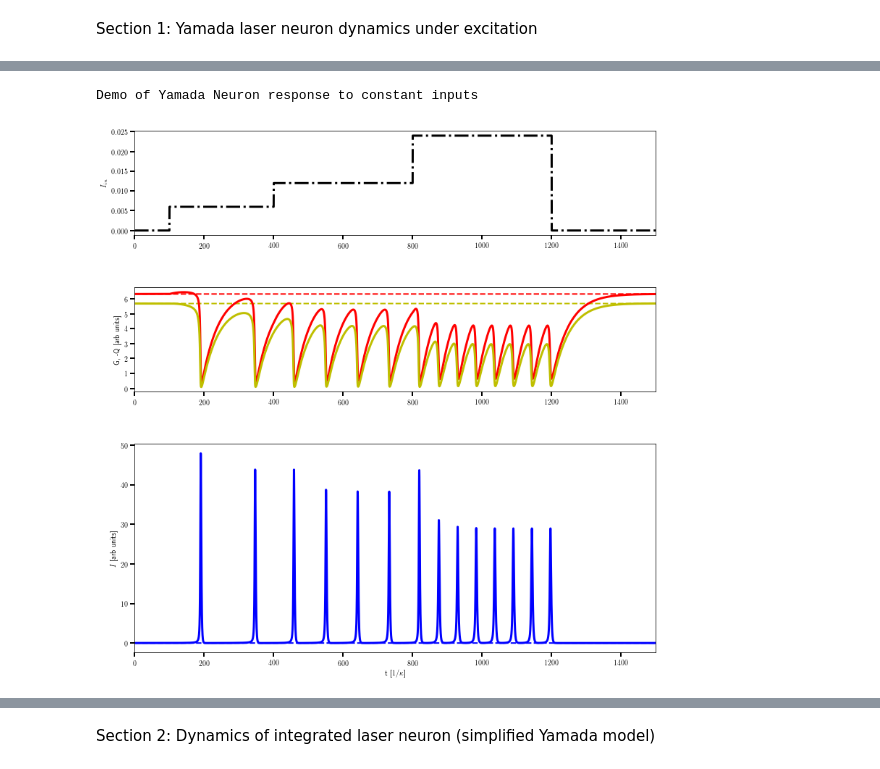
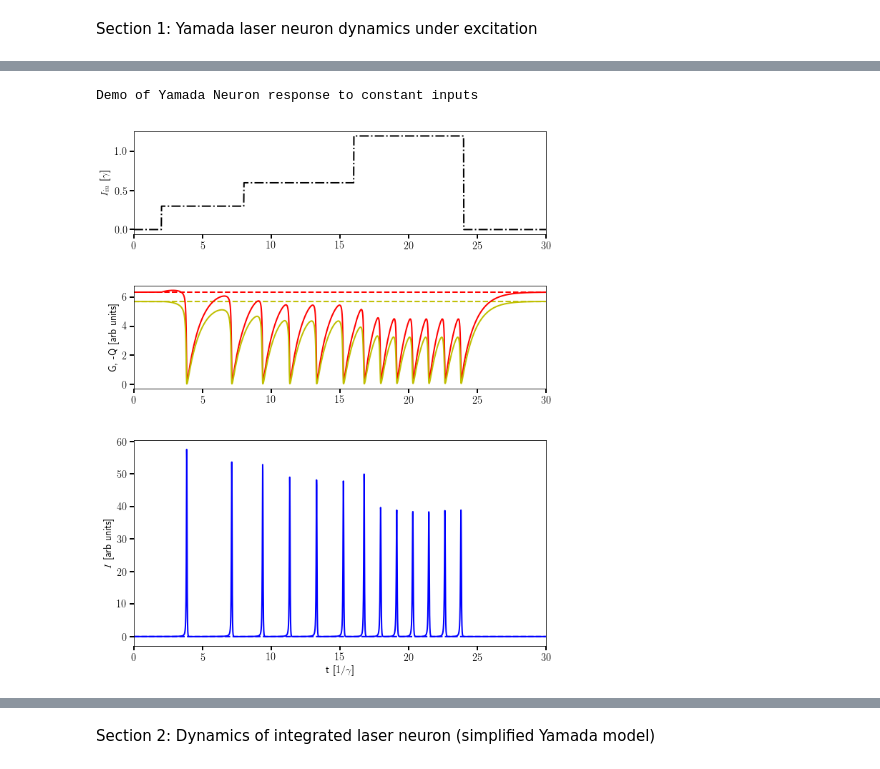
Before and after one commit to jabbate7/PhotonicNeuronSimulator, a Jupyter notebook: Neuron_plots.ipynb, the cells around one changed output, grey strips where cells are left out. Saved outputs shown, nothing was run; the diff lists cells and outputs as text; code cells hidden in the pictures.

```diff
--- a/Neuron_plots.ipynb
+++ b/Neuron_plots.ipynb
@@ -30,14 +29,14 @@ Section 1: Yamada laser neuron dynamics under excitation
 #Demo of spiking Yamada Neuron (version1)
 #only spikes for inputs with pulse area >threshold
 
-#Create Neuron, best to choose kappa=1 so gamma[kappa] and time[1/kappa]
-Y1mpars={"a": 2, "A": 6.5, "B":-6., "gamma1": 2e-2,
-         "gamma2": 2e-2, "kappa": 1, "beta": 1e-2 }
-
+#Create Neuron, best to choose gamma=1 so kappa[gamma] and time[1/gamma]
+Y1mpars={"a": 2, "A": 6.5, "B":-6., "gamma1": 1,
+         "gamma2": 1, "kappa": 50, "beta": 5e-1 }
 y1_steady_est=[Y1mpars['beta']/Y1mpars['kappa'],
                Y1mpars['A'],Y1mpars['B'] ]
 Y1params={"model" : "Yamada_1", "y0": y1_steady_est,
-    "dt": 5.e-2, 'mpar': Y1mpars} #quick estimate of ss
+    "dt": 1e-2, 'mpar': Y1mpars} #quick estimate of ss
+# also this dt is probably the best can do, dont want kappa*dt any larger
 Y1Neuronv1=neuron.Neuron(Y1params)
 y1_steady=Y1Neuronv1.steady_state(y1_steady_est) #true steady state
 Y1params["y0"]=y1_steady #change model parameters so that starts w this ss
@@ -56,7 +55,7 @@ x1+=0.6*Gaussian_pulse(time1, 6./Y1mpars["gamma1"], 5.e-2/Y1mpars["gamma1"])
 y1v1_out=Y1Neuronv1.solve(x1)
 
 # Plot
-fig=plt.figure(figsize=(10,10))
+fig=plt.figure(figsize=(8,10))
 ax1=fig.add_axes([0,0, 1, 0.4])
 ax2=fig.add_axes([0,0.5, 1, 0.2])
 ax3=fig.add_axes([0,.8, 1, 0.2])
@@ -72,10 +71,10 @@ ax2.plot(time1, y1v1_out[:,1], 'r-')
 ax2.plot(time1, -y1v1_out[:,2], 'y-')
 ax3.plot(time1, x1, 'k-.')
 
-ax1.set_xlabel('t [$1/\kappa$]')
+ax1.set_xlabel('t [$1/\gamma$]')
 ax1.set_ylabel('$I$ [arb units]')
 ax2.set_ylabel('G, -Q [arb units]')
-ax3.set_ylabel('$I_{in}$')
+ax3.set_ylabel('$I_{in}$ [$\gamma$]')
 
 ax1.set_xlim(time1[0], time1[-1])
 ax2.set_xlim(time1[0], time1[-1])
@@ -89,7 +88,6 @@ Demo of Yamada Neuron response to pulsed inputs
 # %%
 # study same neuron as above,
 # but now drive with constant signals to see self pusling
-
 Y1Neuronv2=neuron.Neuron(Y1params)
 
 #create time signal
@@ -107,34 +105,34 @@ x2+=-(1.2*Y1mpars["gamma1"])*np.heaviside(time2-24./Y1mpars["gamma1"], 0.5)
 
 #solve and estimate steady state
 y1v2_out=Y1Neuronv2.solve(x2)
 
 #plot
-fig2=plt.figure(figsize=(10,10))
+fig2=plt.figure(figsize=(8,10))
 ax1=fig2.add_axes([0,0, 1, 0.4])
 ax2=fig2.add_axes([0,0.5, 1, 0.2])
 ax3=fig2.add_axes([0,.8, 1, 0.2])
 
 # plot steady states
 ax1.plot(time2, y1_steady[0]*np.ones(N2), 'b--', linewidth=2)
 ax2.plot(time2, y1_steady[1]*np.ones(N2), 'r--', linewidth=2)
 ax2.plot(time2, -y1_steady[2]*np.ones(N2), 'y--', linewidth=2)
 # plot Neuron state and input current
 ax1.plot(time2, y1v2_out[:,0], 'b-')
 ax2.plot(time2, y1v2_out[:,1], 'r-')
 ax2.plot(time2, -y1v2_out[:,2], 'y-')
 ax3.plot(time2, x2, 'k-.')
 
-ax1.set_xlabel('t [$1/\kappa$]')
+ax1.set_xlabel('t [$1/\gamma$]')
 ax1.set_ylabel('$I$ [arb units]')
 ax2.set_ylabel('G, -Q [arb units]')
-ax3.set_ylabel('$I_{in}$')
+ax3.set_ylabel('$I_{in}$ [$\gamma$]')
 
 ax1.set_xlim(time2[0], time2[-1])
 ax2.set_xlim(time2[0], time2[-1])
 ax3.set_xlim(time2[0], time2[-1])
 
 # fig.show()
 print("Demo of Yamada Neuron response to constant inputs")
 # %% [output]
 Demo of Yamada Neuron response to constant inputs
-[figure, old version]
+[figure, new version]
```
Also changed, not shown: parts of 6 cells of this notebook.
